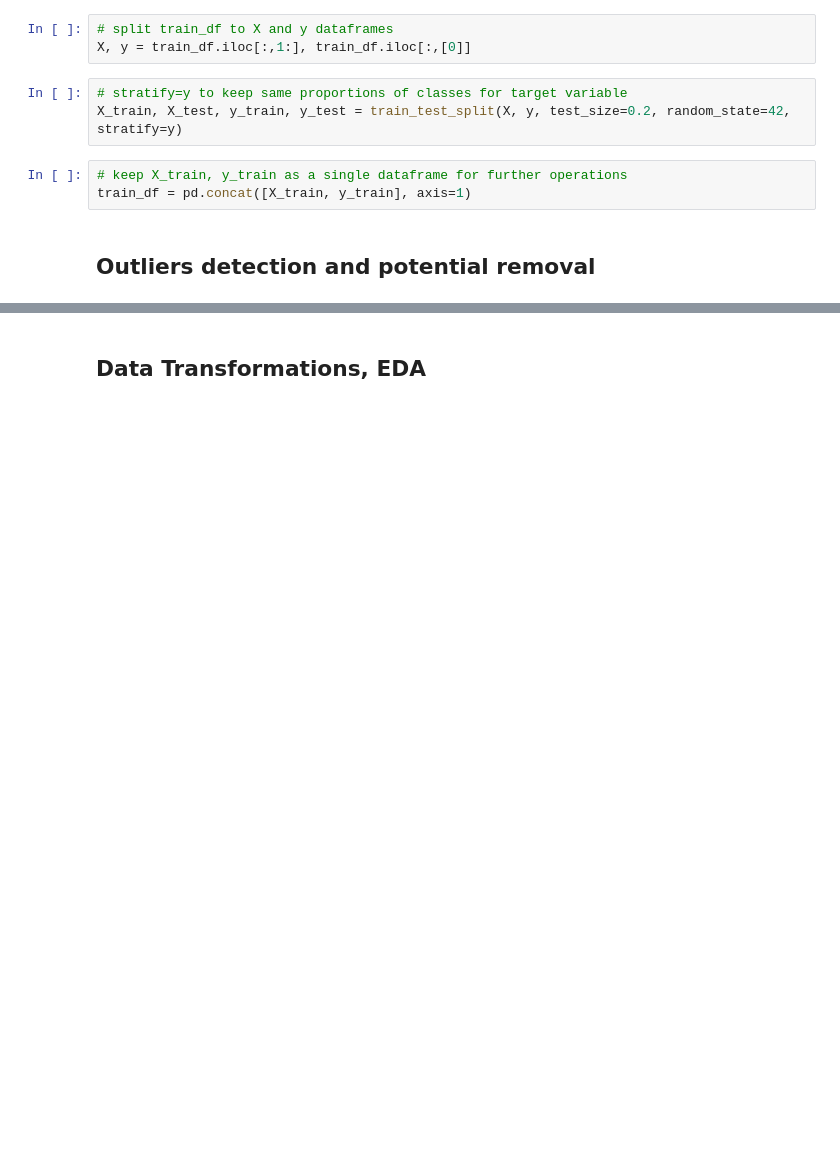
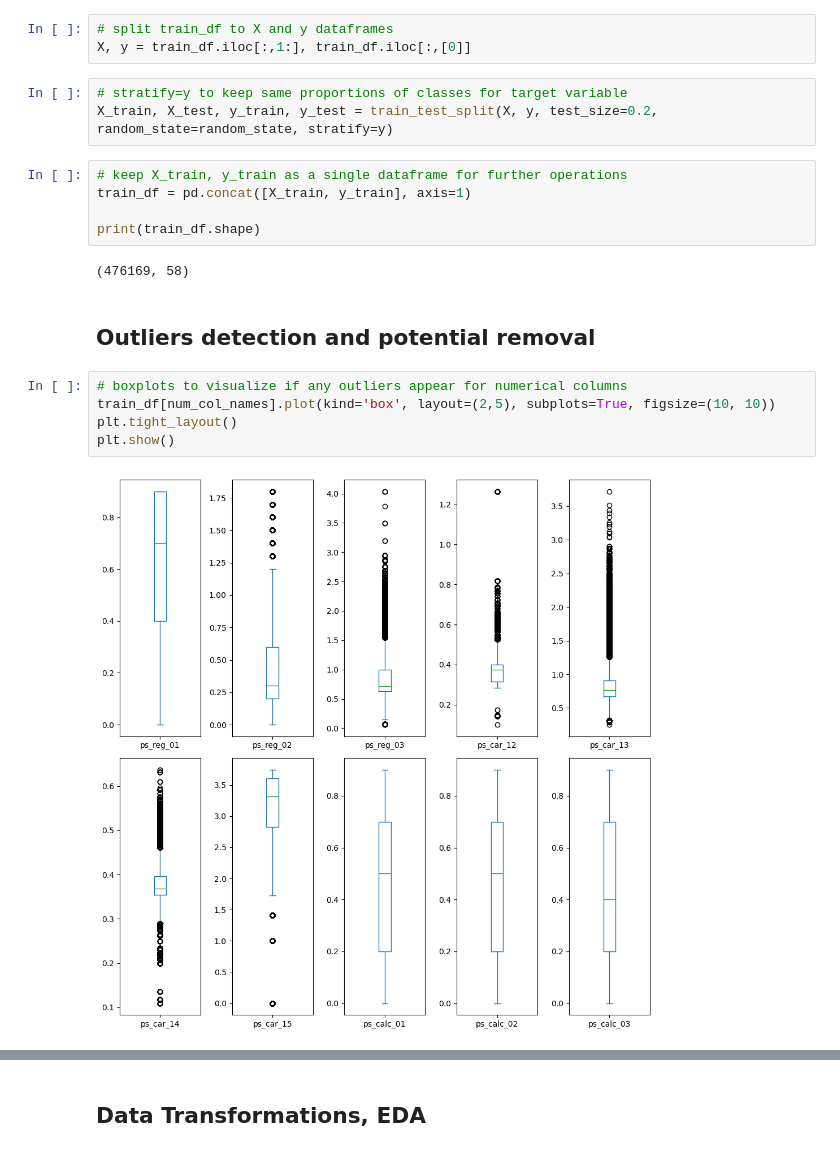
Before and after one commit to michalgicala/porto-seguro-safe-driver-prediction, a Jupyter notebook: porto-seguro-safe-driver-prediction.ipynb, the cells around one changed output, grey strips where cells are left out. Saved outputs shown, nothing was run; the diff lists cells and outputs as text; blank space fills up the shorter version.

```diff
--- a/porto-seguro-safe-driver-prediction.ipynb
+++ b/porto-seguro-safe-driver-prediction.ipynb
@@ -200,10 +204,21 @@ num_col_names = cont_col_names
 X, y = train_df.iloc[:,1:], train_df.iloc[:,[0]]
 # %%
 # stratify=y to keep same proportions of classes for target variable
-X_train, X_test, y_train, y_test = train_test_split(X, y, test_size=0.2, random_state=42, stratify=y)
+X_train, X_test, y_train, y_test = train_test_split(X, y, test_size=0.2, random_state=random_state, stratify=y)
 # %%
 # keep X_train, y_train as a single dataframe for further operations
 train_df = pd.concat([X_train, y_train], axis=1)
+
+print(train_df.shape)
+# %% [output]
+(476169, 58)
 # %% [markdown]
 ## Outliers detection and potential removal
+# %%
+# boxplots to visualize if any outliers appear for numerical columns
+train_df[num_col_names].plot(kind='box', layout=(2,5), subplots=True, figsize=(10, 10))
+plt.tight_layout()
+plt.show()
+# %% [output]
+[figure, added]
 # %%
```
Also changed, not shown: parts of 33 cells of this notebook.
